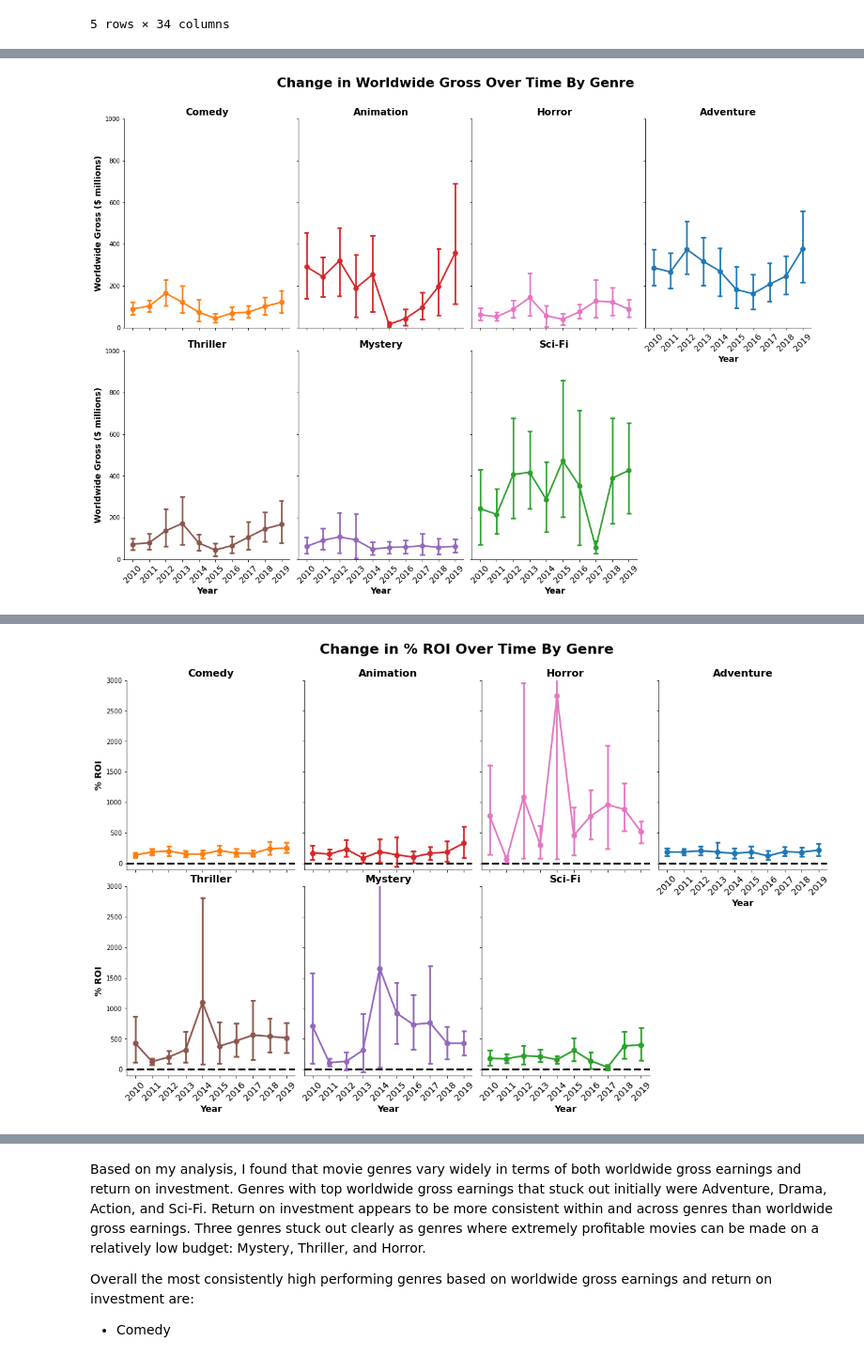
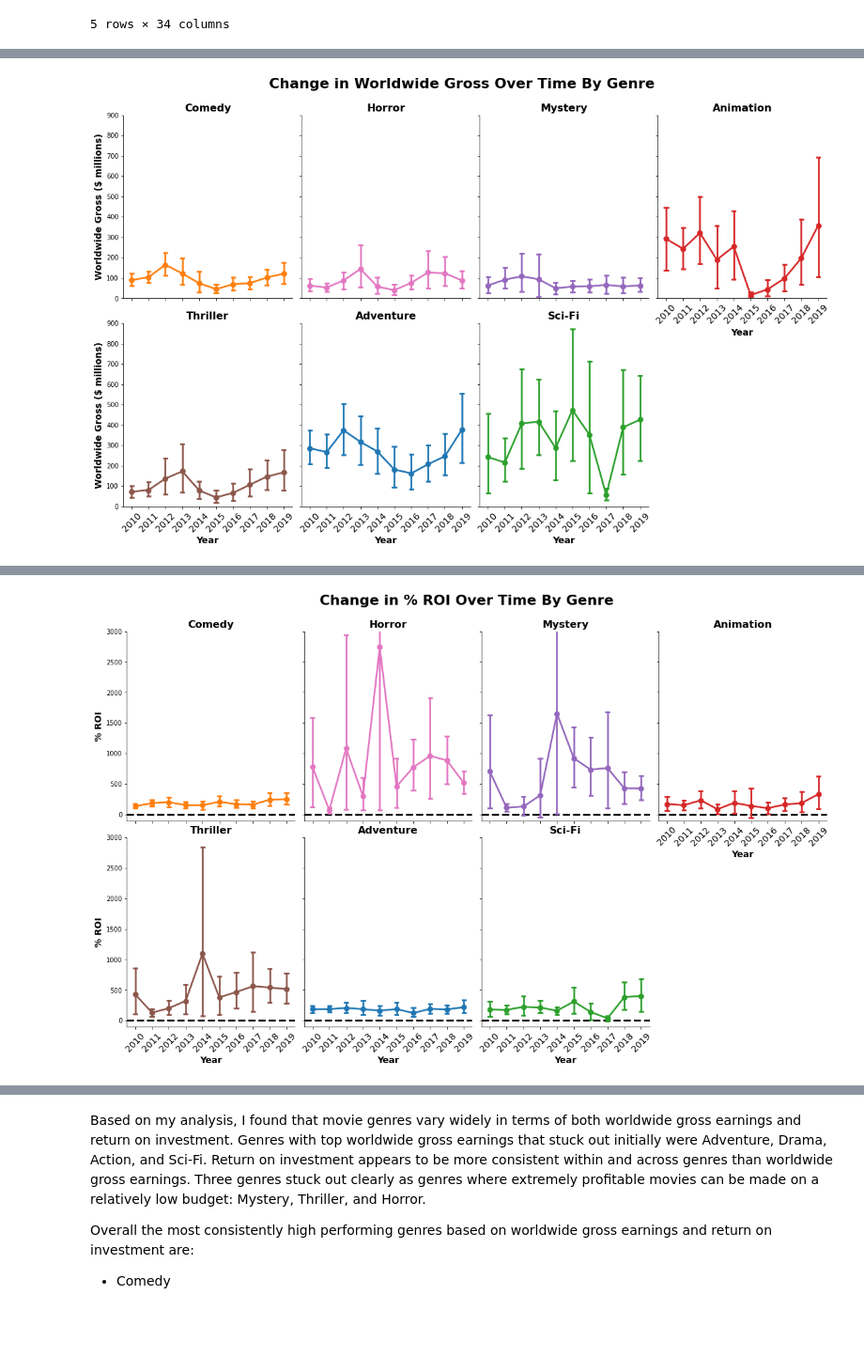
Before and after one commit to zero731/dsc-mod-1-project-v2-1-onl01-dtsc-ft-070620, a Jupyter notebook: student.ipynb, the cells around one changed output, grey strips where cells are left out. Shown at 94% size. Cells and saved outputs as stored; diff of their text form; code cells hidden in the pictures; blank space fills up the shorter version.

```diff
--- a/student.ipynb
+++ b/student.ipynb
@@ -1124,7 +1124,7 @@ def fix_genre(genres):
     new_genres = []
     genres = genres.split(',')
     for g in genres:
-        if g in top_genres_list:
+        if g in top_genre_list:
             new_genres.append(g)
     return new_genres
 # %%
@@ -1175,26 +1203,26 @@ family_df = explode_top_genres.loc[explode_top_genres['top_genre_list']=='Family
 # %%
 g = sns.catplot(x="startYear", y="ww_gross1mil", col="top_genre_list", col_wrap=4,
-                capsize=.2, height=6, aspect=.7, col_order=top_genre_list,
+                capsize=.2, height=5, aspect=.8, col_order=top_genre_list,
                 kind="point", hue="top_genre_list", data=explode_top_genres)
 
-g.set(ylim=(0, 1000))
+g.set(ylim=(0, 900))
 
 axes = g.axes.flatten()
-for i, genre in enumerate(top_genres_list):
+for i, genre in enumerate(top_genre_list):
     axes[i].set_title(genre, fontsize=16, weight='bold')
 
 axes[0].set_ylabel('Worldwide Gross ($ millions)', fontsize='14', weight='bold')
 axes[4].set_ylabel('Worldwide Gross ($ millions)', fontsize='14', weight='bold')
 
 for ax in axes[3:]:
     ax.set_xlabel('Year', fontsize='14', weight='bold')
 
 g.set_xticklabels(ax.get_xticklabels(), rotation=45, fontsize=14)
 
 g.fig.suptitle("Change in Worldwide Gross Over Time By Genre", size=22, weight='bold')
 g.fig.subplots_adjust(top=.9)
 # %% [output]
-[figure, old version]
+[figure, new version]
 # %%
 explode_top_genres.loc[(explode_top_genres['top_genre_list']=='Horror') & (explode_top_genres['startYear']==2014)]
 # %% [output]
@@ -1210,7 +1238,7 @@ g = sns.catplot(x="startYear", y="ROI", col="top_genre_list", col_wrap=4,
 g.map(plt.axhline, y=0, ls='--', c='k', linewidth=3).set(ylim=(-100, 3000))
 
 axes = g.axes.flatten()
-for i, genre in enumerate(top_genres_list):
+for i, genre in enumerate(top_genre_list):
     axes[i].set_title(genre, fontsize=16, weight='bold')
 
 axes[0].set_ylabel('% ROI', fontsize='14', weight='bold')
@@ -1224,7 +1252,7 @@ g.set_xticklabels(ax.get_xticklabels(), rotation=45, fontsize=14)
 g.fig.suptitle("Change in % ROI Over Time By Genre", size=22, weight='bold')
 g.fig.subplots_adjust(top=.9)
 # %% [output]
-[figure, old version]
+[figure, new version]
 # %%
 top_mean_wwg1mil = explode_top_genres['ww_gross1mil'].mean()
 top_median_wwg1mil = explode_top_genres['ww_gross1mil'].median()
```
Also changed, not shown: parts of 30 cells of this notebook.
